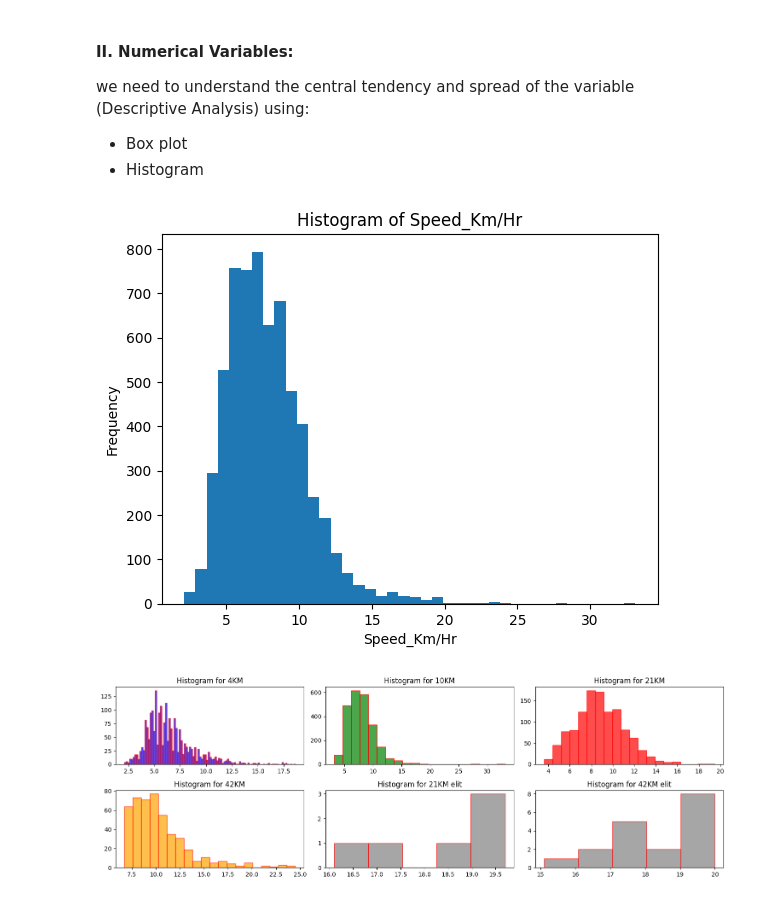
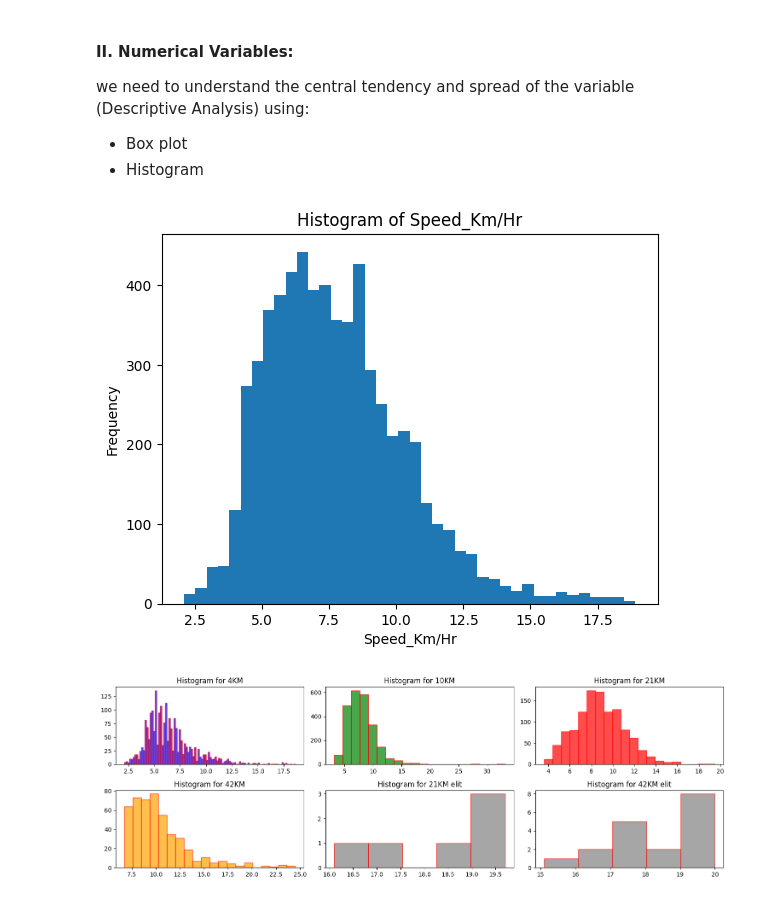
Before and after one commit to arwaalkhathlan/Riyadh-Marathon-EDA-Usecase-1, a Jupyter notebook: 4-EDA explain - usecase1.ipynb, the cells around one changed output. Drawn from its saved outputs; the diff is of its cells as text; code cells hidden in the pictures.

```diff
--- a/4-EDA explain - usecase1.ipynb
+++ b/4-EDA explain - usecase1.ipynb
@@ -1066,18 +1107,18 @@ we need to understand the central tendency and spread of the variable (Descripti
    - Box plot
    - Histogram
 # %%
-marathon_df.head(2)
+temp = marathon_df[marathon_df['Speed_Km/Hr']<19]
 # %%
-plt.hist(marathon_df['Speed_Km/Hr'],
+plt.hist(temp['Speed_Km/Hr'],
          #,facecolor = 'b', edgecolor = 'red',
          bins = 40
         ) # bins = 6 means 6 bars
 plt.xlabel('Speed_Km/Hr')
 plt.ylabel('Frequency')
 plt.title(f'Histogram of Speed_Km/Hr')
 plt.show()
 # %% [output]
-[figure, old version]
+[figure, new version]
 # %%
 ## Note: The insights would be taking for each race individually
 marathon_4KM_df = marathon_df[marathon_df["Category"]=='4KM FUN RUN']
```
Also changed, not shown: parts of 31 cells of this notebook.
